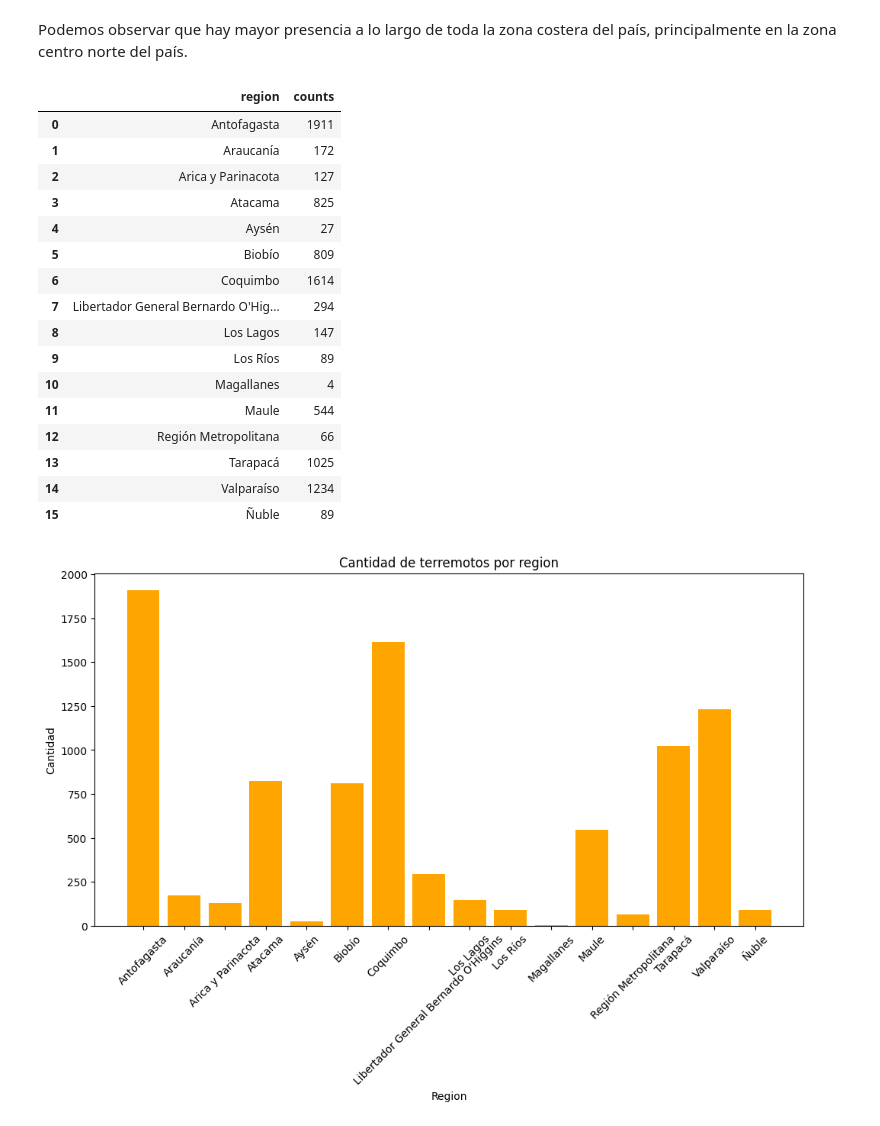
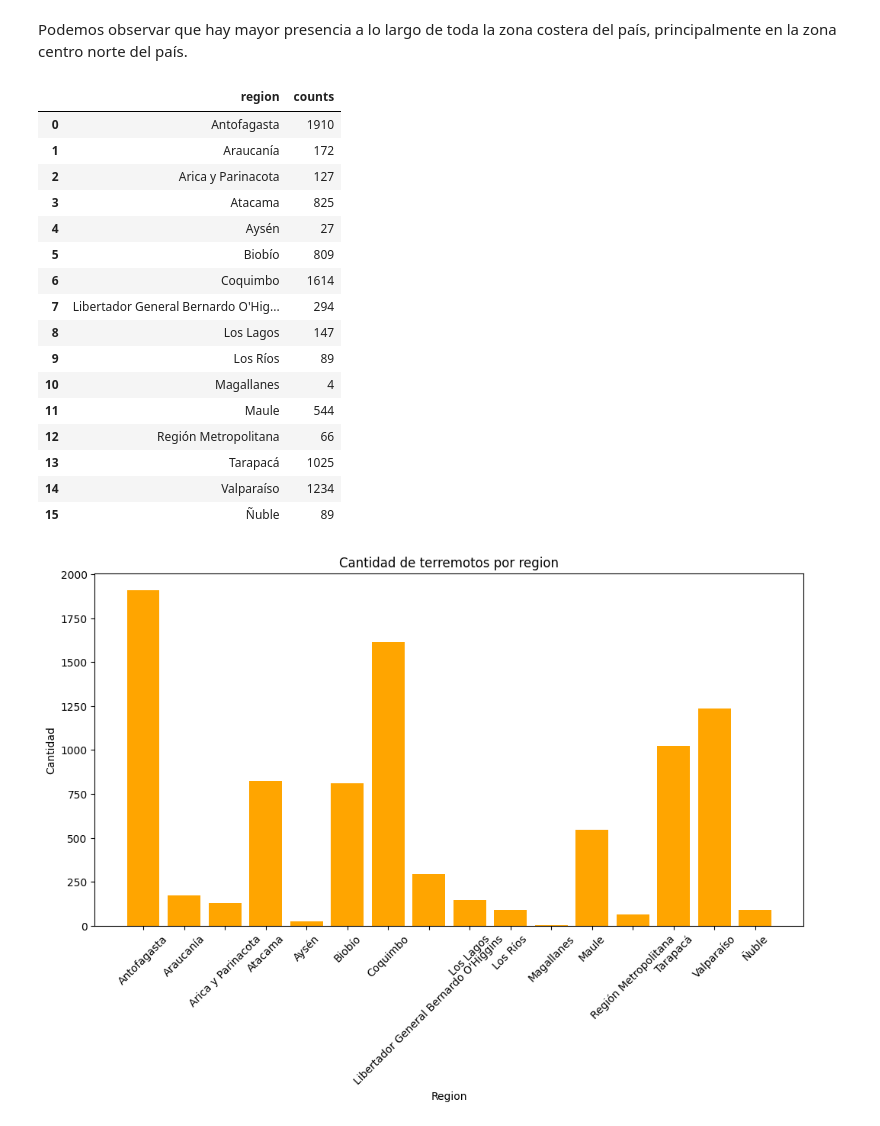
Before and after one commit to Skysilen-t/Proyecto-Ciencia-de-Datos, a Jupyter notebook: Propuesta y documento/Proyecto investigacion propuesta.ipynb, the cells around one changed output. Saved outputs shown, nothing was run; the diff lists cells and outputs as text; code cells hidden in the pictures.

```diff
--- a/Propuesta y documento/Proyecto investigacion propuesta.ipynb
+++ b/Propuesta y documento/Proyecto investigacion propuesta.ipynb
@@ -531,0 +634,3 @@ La información que extraímos y almacenamos desde USGS Scientific Research Resu
+# %%
+df_regiones = df_copy[["mag", "latitude", "longitude", "region"]]
+df_regiones
@@ -531,0 +651,5 @@ La información que extraímos y almacenamos desde USGS Scientific Research Resu
+# %%
+df_regiones_clean = df_regiones.dropna()
+df_regiones_clean = df_regiones_clean.drop_duplicates(keep='first')
+print("Cantidad total de nulos en df:", df_regiones_clean.isnull().sum().sum())
+print("Cantidad total de duplicados en df:", df_regiones_clean.duplicated().sum())
@@ -554,12 +696,12 @@ plt.show()
 Podemos observar que hay mayor presencia a lo largo de toda la zona costera del país, principalmente en la zona centro norte del país.
 # %%
 #ahora vamos a filtrar por regiones para poder observar el comportamiento
-df_regiones = df_copy.copy()
-df_regiones = df_regiones.groupby('region').size().reset_index(name='counts')
+df_regiones = df_regiones_clean.copy()
+df_regiones = df_regiones_clean.groupby('region').size().reset_index(name='counts')
 df_regiones.head(16)
 # %% [output]
 |  | region | counts |
-| 0 | Antofagasta | 1911 |
+| 0 | Antofagasta | 1910 |
 | 1 | Araucanía | 172 |
 | 2 | Arica y Parinacota | 127 |
 | 3 | Atacama | 825 |
```
Also changed, not shown: parts of 22 cells of this notebook, 1 other file.
